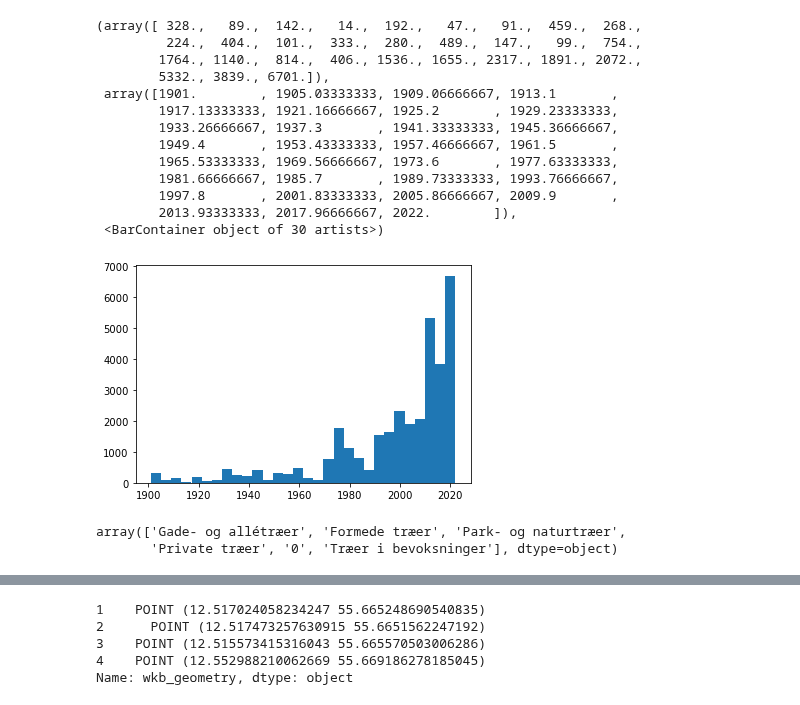
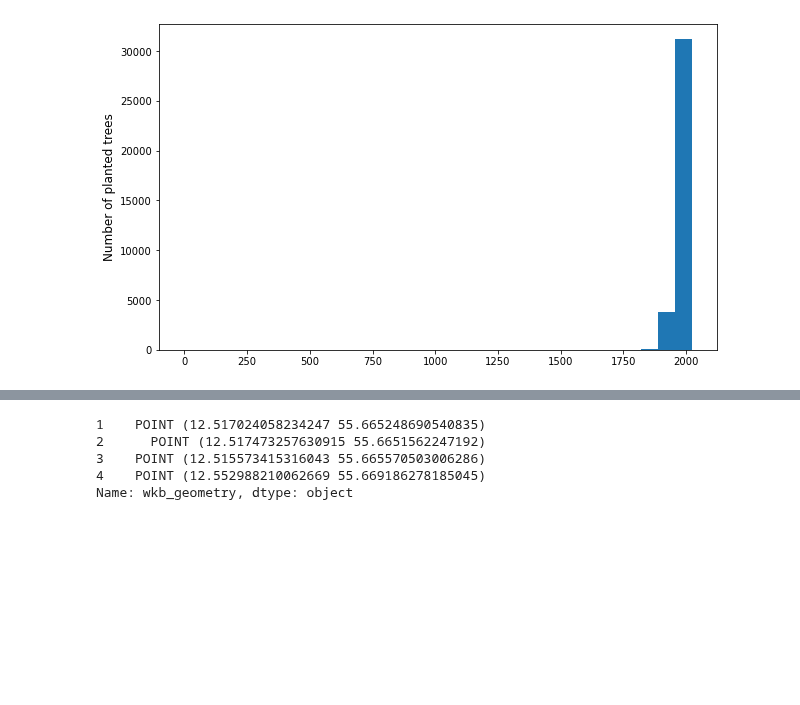
Before and after one commit to Ljoerring/Social-Data-Project, a Jupyter notebook: Gode_plots.ipynb, the cells around one changed output, grey strips where cells are left out. Cells and saved outputs as stored; diff of their text form; code cells hidden in the pictures; blank space fills up the shorter version.

```diff
--- a/Gode_plots.ipynb
+++ b/Gode_plots.ipynb
@@ -22,25 +14,20 @@ df.head()
+# %%
+def get_x(row):
+    x = re.findall(r"[-+]?\d*\.\d+|\d+", row)[0]
+    return float(x)
+def get_y(row):
+    y = re.findall(r"[-+]?\d*\.\d+|\d+", row)[1]
+    return float(y)
+# %%
+df['X'] = df['wkb_geometry'].apply(get_x)
+df['Y'] = df['wkb_geometry'].apply(get_y)
 # %%
-df = df[df["planteaar"] > 1900]
-df = df.dropna(subset=['planteaar'])
-
-plt.hist(df["planteaar"], bins = 30)
+# Plot 1: antal plantede træer per år
+df1 = df[df["planteaar"] > 1900]
+df1 = df.dropna(subset=['planteaar'])
+plt.figure(figsize=(10,6))
+plt.hist(df1["planteaar"], bins = 30)
+plt.ylabel('Number of planted trees',fontsize=12)
+plt.show()
 # %% [output]
-(array([ 328.,   89.,  142.,   14.,  192.,   47.,   91.,  459.,  268.,
-         224.,  404.,  101.,  333.,  280.,  489.,  147.,   99.,  754.,
-        1764., 1140.,  814.,  406., 1536., 1655., 2317., 1891., 2072.,
-        5332., 3839., 6701.]),
- array([1901.        , 1905.03333333, 1909.06666667, 1913.1       ,
-        1917.13333333, 1921.16666667, 1925.2       , 1929.23333333,
-        1933.26666667, 1937.3       , 1941.33333333, 1945.36666667,
-        1949.4       , 1953.43333333, 1957.46666667, 1961.5       ,
-        1965.53333333, 1969.56666667, 1973.6       , 1977.63333333,
-        1981.66666667, 1985.7       , 1989.73333333, 1993.76666667,
-        1997.8       , 2001.83333333, 2005.86666667, 2009.9       ,
-        2013.93333333, 2017.96666667, 2022.        ]),
- <BarContainer object of 30 artists>)
-[figure, old version]
+[figure, new version]
-# %%
-df["planteaar"]
-# %% [output]
-array(['Gade- og allétræer', 'Formede træer', 'Park- og naturtræer',
-       'Private træer', '0', 'Træer i bevoksninger'], dtype=object)
```
Also changed, not shown: parts of 16 cells of this notebook, 1 other file.
